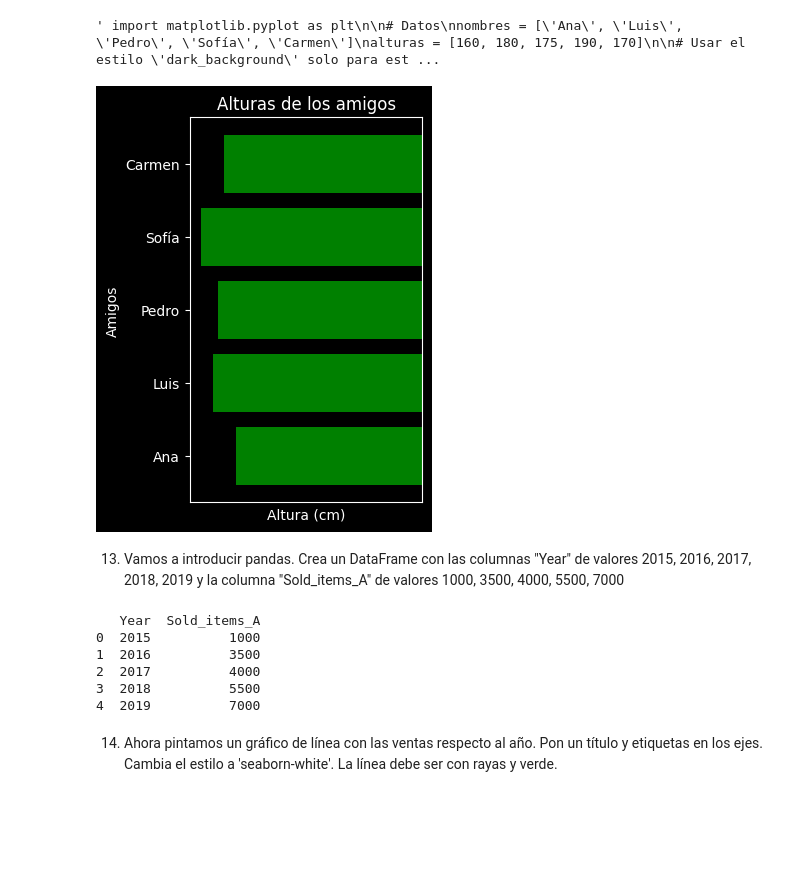
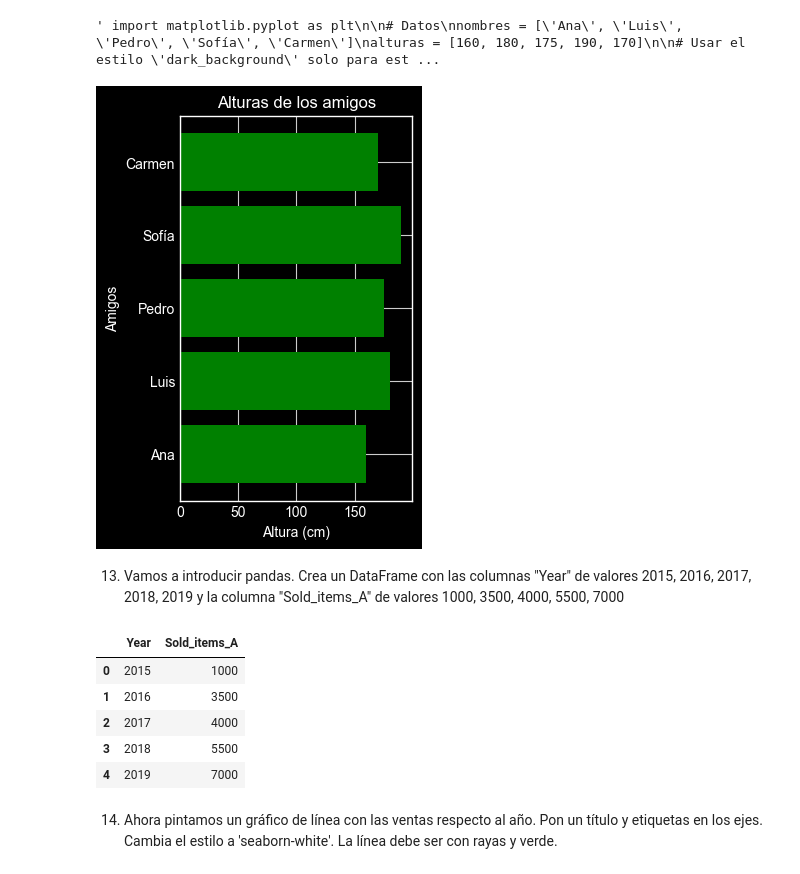
Before and after one commit to NaiSaratxaga/2503_dsft_thebridge_naiara, a Jupyter notebook: 2-Data_Analysis/6-Visualización/1-Matplotlib/ejercicios/ejercicios_Matplotlib.ipynb, the cells around one changed output. Drawn from its saved outputs; the diff is of its cells as text; code cells hidden in the pictures; blank space fills up the shorter version.

```diff
--- a/2-Data_Analysis/6-Visualización/1-Matplotlib/ejercicios/ejercicios_Matplotlib.ipynb
+++ b/2-Data_Analysis/6-Visualización/1-Matplotlib/ejercicios/ejercicios_Matplotlib.ipynb
@@ -385,48 +388,40 @@ with plt.style.context('dark_background'):
 # %% [output]
 ' import matplotlib.pyplot as plt\n\n# Datos\nnombres = [\'Ana\', \'Luis\', \'Pedro\', \'Sofía\', \'Carmen\']\nalturas = [160, 180, 175, 190, 170]\n\n# Usar el estilo \'dark_background\' solo para est ...
 # %%
-import matplotlib.pyplot as plt
+# He mirado en internet como hacer paara que no me cambie el background
 
 # Datos
 nombres = ['Ana', 'Luis', 'Pedro', 'Sofía', 'Carmen']
 alturas = [160, 180, 175, 190, 170]
 
 # Crear la figura y los ejes por separado
 fig, ax = plt.subplots(figsize=(3, 5))  # Crear figura y ejes con tamaño (3, 5)
 
 # Cambiar fondo y color de la gráfica solo para este gráfico
 fig.patch.set_facecolor('black')  # Fondo negro para la figura
 ax.set_facecolor('black')  # Fondo negro para los ejes
 ax.spines['top'].set_color('white')  # Bordes de la gráfica en blanco
 ax.spines['right'].set_color('white')
 ax.spines['left'].set_color('white')
 ax.spines['bottom'].set_color('white')
 ax.tick_params(axis='x', colors='white')  # Marcas del eje X en blanco
 ax.tick_params(axis='y', colors='white')  # Marcas del eje Y en blanco
 ax.xaxis.label.set_color('white')  # Etiqueta del eje X en blanco
 ax.yaxis.label.set_color('white')  # Etiqueta del eje Y en blanco
 ax.title.set_color('white')  # Título en blanco
 
 # Crear el gráfico de barras horizontal
 ax.barh(nombres, alturas, color='green')
 
-# Eliminar la escala del eje X
-ax.set_xticks([])  # Al pasar una lista vacía, se eliminan las marcas del eje X
-
-# Invertir los ejes
-ax.invert_xaxis()  # Esto invierte el eje X (barras van hacia la izquierda)
-
 # Añadir etiquetas y título
 ax.set_xlabel("Altura (cm)")
 ax.set_ylabel("Amigos")
 ax.set_title("Alturas de los amigos")
 
 # Mostrar el gráfico
 plt.show()
-
-# Aquí puedes continuar con otras gráficas sin que el estilo 'dark_background' afecte
 # %% [output]
-[figure, old version]
+[figure, new version]
 # %% [markdown]
 13. Vamos a introducir pandas. Crea un DataFrame con las columnas "Year" de valores 2015, 2016, 2017, 2018, 2019 y la columna "Sold_items_A" de valores 1000, 3500, 4000, 5500, 7000
 # %%
@@ -439,14 +434,14 @@ data = {
 df = pd.DataFrame(data)
 
 
-print(df)
+df
 # %% [output]
-   Year  Sold_items_A
-0  2015          1000
-1  2016          3500
-2  2017          4000
-3  2018          5500
-4  2019          7000
+|  | Year | Sold_items_A |
+| 0 | 2015 | 1000 |
+| 1 | 2016 | 3500 |
+| 2 | 2017 | 4000 |
+| 3 | 2018 | 5500 |
+| 4 | 2019 | 7000 |
 # %% [markdown]
 14. Ahora pintamos un gráfico de línea con las ventas respecto al año. Pon un título y etiquetas en los ejes.
 Cambia el estilo a 'seaborn-white'. La línea debe ser con rayas y verde.
```
Also changed, not shown: parts of 18 cells of this notebook.
